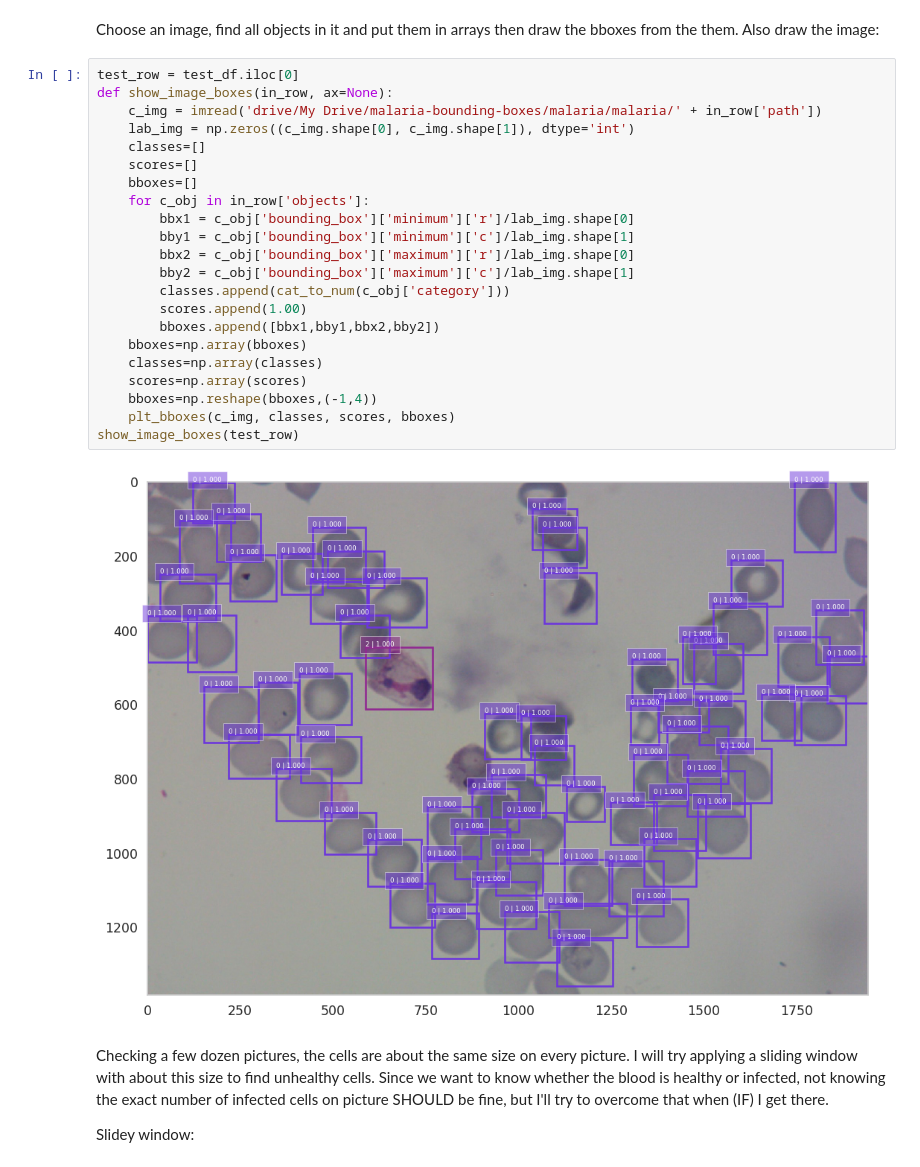
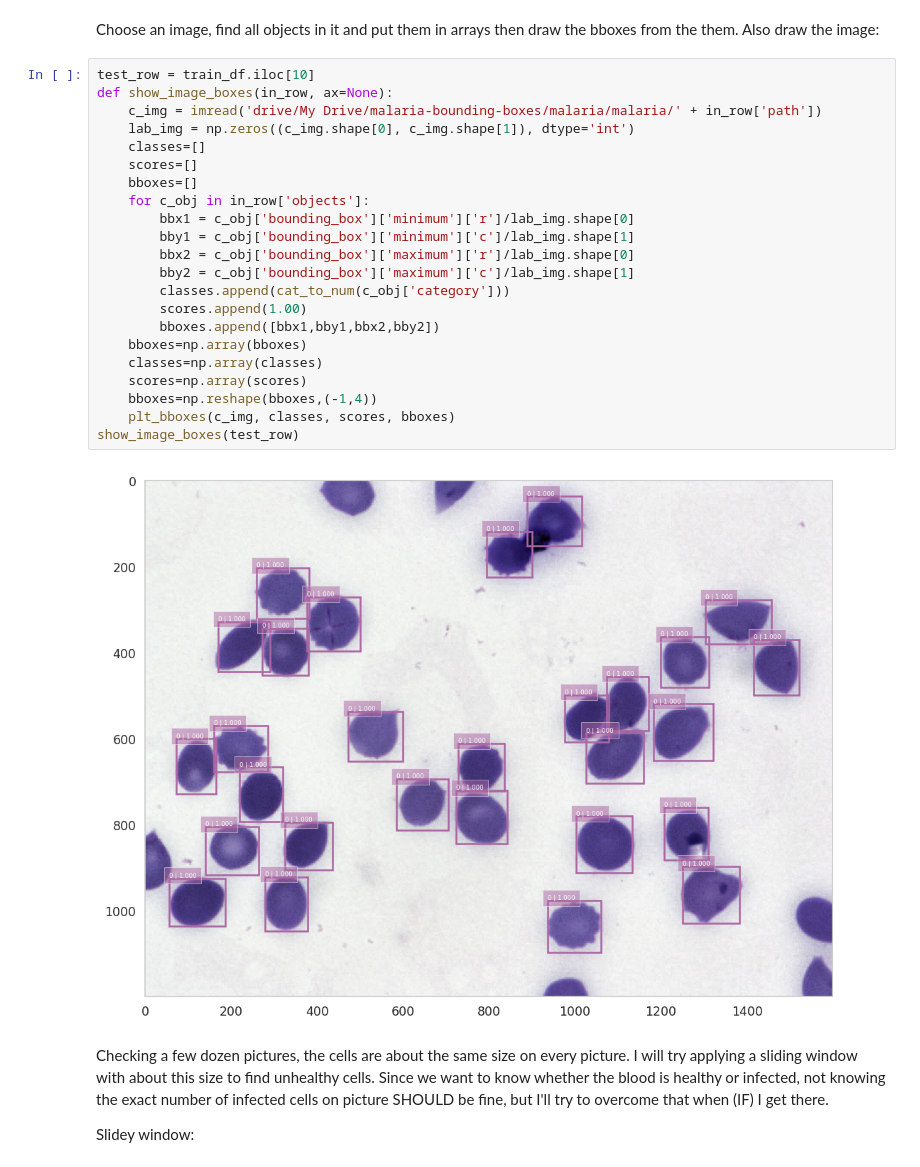
Before and after one commit to Lasulux/Midterm_Project, a Jupyter notebook: Malaria.ipynb, the cells around one changed output. Drawn from its saved outputs; the diff is of its cells as text.

```diff
--- a/Malaria.ipynb
+++ b/Malaria.ipynb
@@ -128,29 +124,29 @@ test_df.sample(5)
 # %% [markdown]
 Choose an image, find all objects in it and put them in arrays then draw the bboxes from the them. Also draw the image:
 # %%
-test_row = test_df.iloc[0]
+test_row = train_df.iloc[10]
 def show_image_boxes(in_row, ax=None):
     c_img = imread('drive/My Drive/malaria-bounding-boxes/malaria/malaria/' + in_row['path'])
     lab_img = np.zeros((c_img.shape[0], c_img.shape[1]), dtype='int')
     classes=[]
     scores=[]
     bboxes=[]
     for c_obj in in_row['objects']:
         bbx1 = c_obj['bounding_box']['minimum']['r']/lab_img.shape[0]
         bby1 = c_obj['bounding_box']['minimum']['c']/lab_img.shape[1]
         bbx2 = c_obj['bounding_box']['maximum']['r']/lab_img.shape[0]
         bby2 = c_obj['bounding_box']['maximum']['c']/lab_img.shape[1]
         classes.append(cat_to_num(c_obj['category']))
         scores.append(1.00)
         bboxes.append([bbx1,bby1,bbx2,bby2])
     bboxes=np.array(bboxes)
     classes=np.array(classes)
     scores=np.array(scores)
     bboxes=np.reshape(bboxes,(-1,4))
     plt_bboxes(c_img, classes, scores, bboxes)
 show_image_boxes(test_row)
 # %% [output]
-[figure, old version]
+[figure, new version]
 # %% [markdown]
 Checking a few dozen pictures, the cells are about the same size on every picture. I will try applying a sliding window with about this size to find unhealthy cells. Since we want to know whether the blood is healthy or infected, not knowing the exact number of infected cells on picture SHOULD be fine, but I'll try to overcome that when (IF) I get there.
 
```
Also changed, not shown: parts of 7 cells of this notebook.
